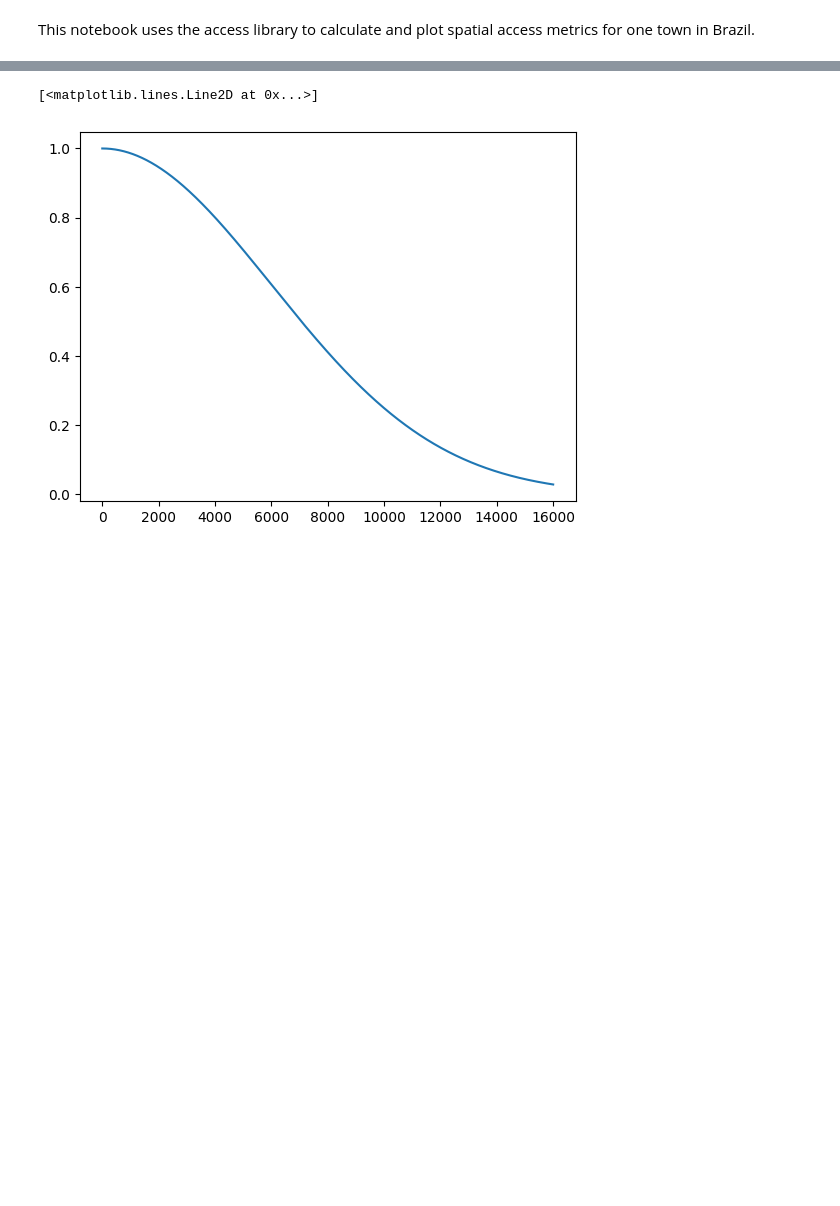
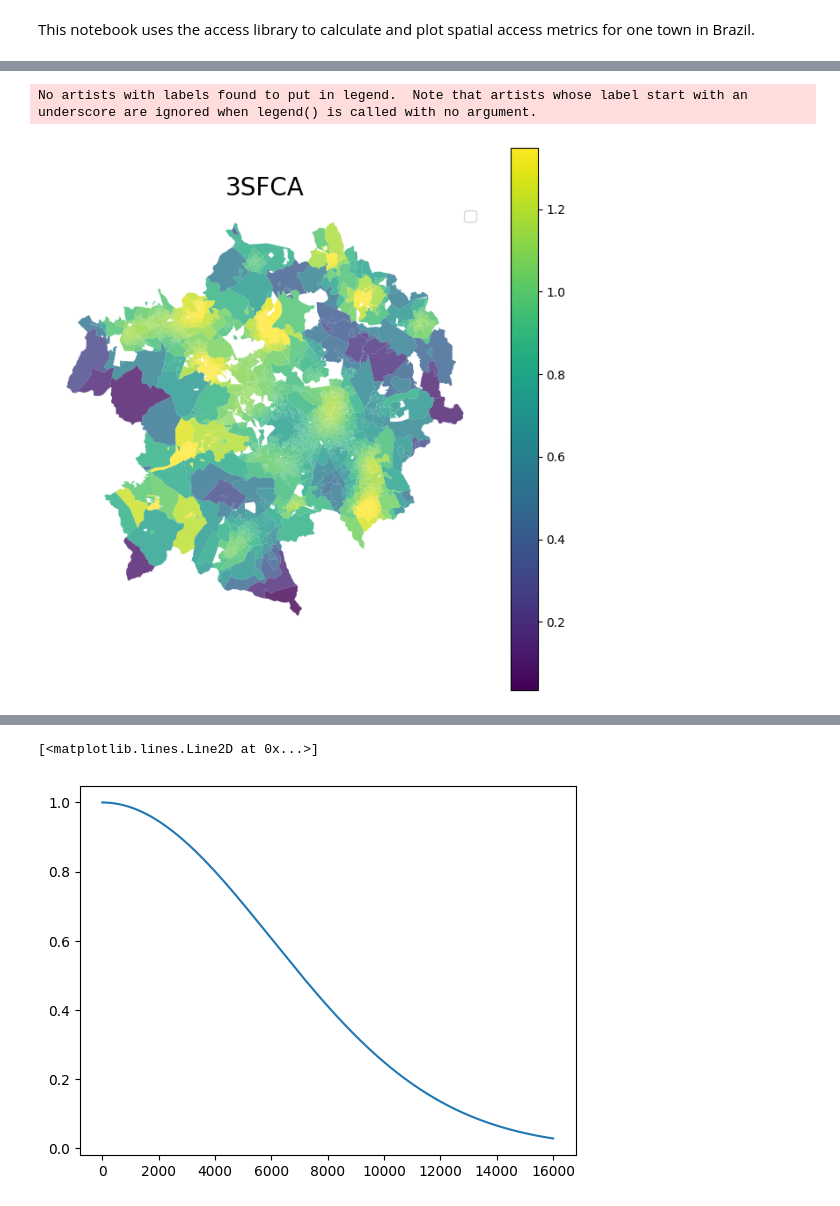
Before and after one commit to felipehlvo/access_to_education_map, a Jupyter notebook: Notebooks/Access Metric - Brazil.ipynb, the cells around one changed output, grey strips where cells are left out. Saved outputs shown, nothing was run; the diff lists cells and outputs as text; code cells hidden in the pictures; blank space fills up the shorter version.

```diff
--- a/Notebooks/Access Metric - Brazil.ipynb
+++ b/Notebooks/Access Metric - Brazil.ipynb
@@ -54,0 +54,7 @@ geo_school_census_df = geo_school_census_df.to_crs(epsg = 5641)
+# %%
+# How many geometries are emtpy?
+geo_dem_census_df = gpd.GeoDataFrame(geo_dem_census_df, geometry = geo_dem_census_df["geometry"].apply(wkt.loads))
+geo_school_census_df = gpd.GeoDataFrame(geo_school_census_df, geometry = geo_school_census_df["geometry"].apply(wkt.loads))
+# %%
+dist_matrix = pd.read_csv("/Users/feliphlvo/Documents/Minerva/Capstone/data/local/dist_matrix.csv", index_col=0)
+dist_matrix.head()
@@ -54,0 +119,3 @@ geo_school_census_df = geo_school_census_df.to_crs(epsg = 5641)
+# %%
+# Merging access metrics to the main dataframe
+access_df = geo_dem_census_df.set_index("sector_id").join(A.access_df, how="left", lsuffix="dem", rsuffix="acc")
@@ -54,0 +136,32 @@ geo_school_census_df = geo_school_census_df.to_crs(epsg = 5641)
+# %%
+def plot(v, il_map, ax=None, leg=True, schools = False, schools_df=None):
+
+    swap_colors = "raam" in v
+
+    base = il_map.plot(
+        v,
+        legend=leg,
+        figsize=(8, 8),
+        cmap="viridis_r" if swap_colors else "viridis",
+        markersize=5,
+        alpha=0.8,
+        #vmin=il_map[v].quantile(0.05),
+        vmax=il_map[v].quantile(0.95),
+        missing_kwds={'color': 'lightgrey'}
+    )
+
+    if schools:
+
+        schools_df.plot(ax=base, markersize=10, color="white")
+        schools_df.plot(
+            ax=base, markersize=4, color="red", edgecolor="white", linewidth=0 , label = "Schools"
+        )
+
+    base.set_axis_off()
+    base.set_title(v.split("_")[0].upper(), fontsize=20)
+    base.legend(loc="best", fontsize=12)
+
+
+    plt.show()
+
+#make_access_map("Ribeirão Preto")
@@ -54,0 +184,5 @@ geo_school_census_df = geo_school_census_df.to_crs(epsg = 5641)
+# %%
+plot("3sfca_n_classes", access_df[access_df["microregion_name"] == "Campinas"], "3sfca_n_classes")
+# %% [output]
+No artists with labels found to put in legend.  Note that artists whose label start with an underscore are ignored when legend() is called with no argument.
+[figure, added]
```
Also changed, not shown: parts of 24 cells of this notebook, 14 other files.
